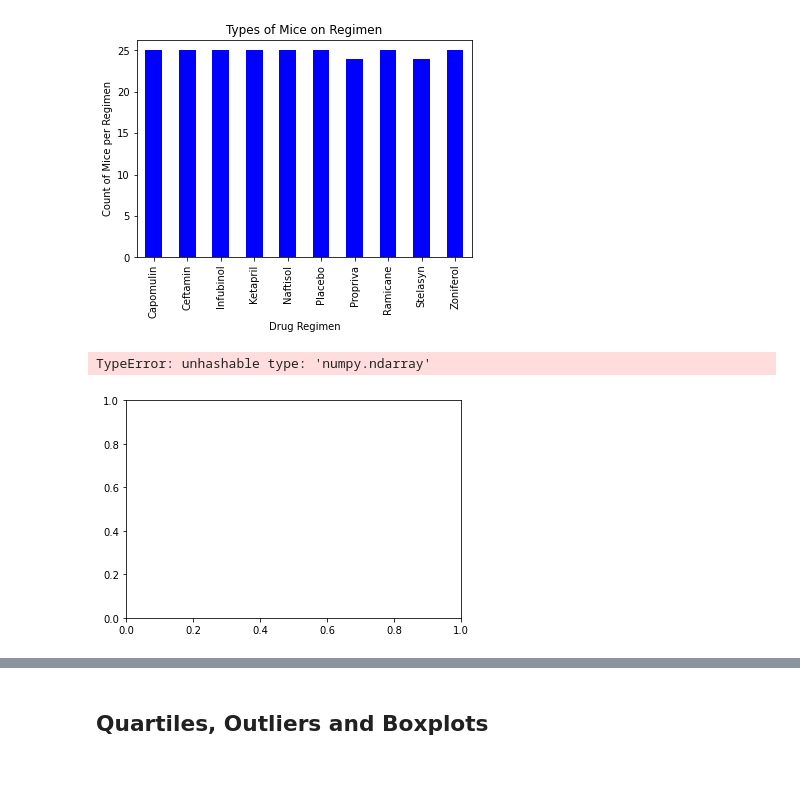
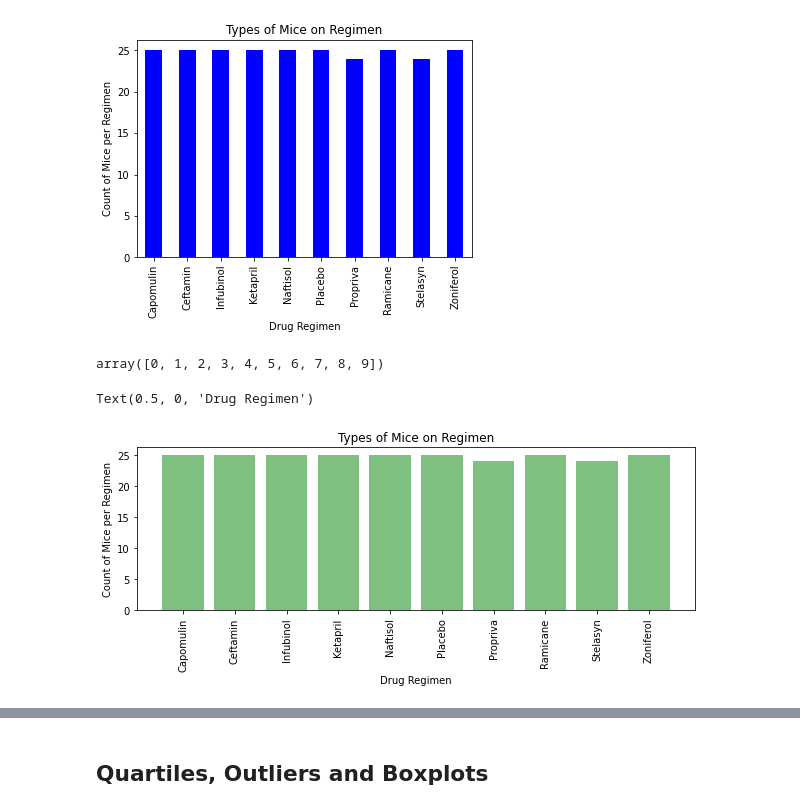
Before and after one commit to theesacker/Matplotlib-Challenge, a Jupyter notebook: pymaceuticals_starter.ipynb, the cells around one changed output, grey strips where cells are left out. Saved outputs shown, nothing was run; the diff lists cells and outputs as text; code cells hidden in the pictures; blank space fills up the shorter version.

```diff
--- a/pymaceuticals_starter.ipynb
+++ b/pymaceuticals_starter.ipynb
@@ -85,6 +89,9 @@ cleaned_mice_df
 # Use groupby and summary statistical methods to calculate the following properties of each drug regimen:
 # mean, median, variance, standard deviation, and SEM of the tumor volume.
 # Assemble the resulting series into a single summary dataframe.()
-regimen_df = cleaned_mice_df.groupby("Drug Regimen")
-regimen_df.head()
+regimendrugs_df = cleaned_mice_df.groupby("Drug Regimen")["Mouse ID"].nunique()
+regimendrugs_df
+drug_count_df = pd.DataFrame(regimendrugs_df)
+drug_count_df = drug_count_df.reset_index()
+drug_count_df
 # %% [output]
@@ -222,13 +244,20 @@ Text(0.5, 0, 'Drug Regimen')
 [figure]
 # %%
 # Generate a bar plot showing the total number of unique mice tested on each drug regimen using pyplot.
-y_axis = mice_count
-tick_locations = [value+0.4 for value in x_axis]
+x_axis = np.arange(len(mice_count))
+tick_locations = x_axis
+x_axis
+# %% [output]
+array([0, 1, 2, 3, 4, 5, 6, 7, 8, 9])
 # %%
-plt.bar(regimen_df["Drug Regimen"], y_axis, color='g', alpha=0.5, align="edge")
-plt.xticks(tick_locations, regimen_df["Drug Regimen"], rotation="vertical")
+plt.figure(figsize=(10,3))
+plt.bar(x_axis, mice_count, color='g', alpha=0.5, align="center")
+plt.xticks(tick_locations, drug_count_df["Drug Regimen"], rotation="vertical")
+plt.title("Types of Mice on Regimen")
+plt.ylabel("Count of Mice per Regimen")
+plt.xlabel("Drug Regimen")
 # %% [output]
-TypeError: unhashable type: 'numpy.ndarray'
+Text(0.5, 0, 'Drug Regimen')
-[figure, old version]
+[figure, new version]
 # %%
 # Generate a pie plot showing the distribution of female versus male mice using pandas
```
Also changed, not shown: parts of 8 cells of this notebook.
